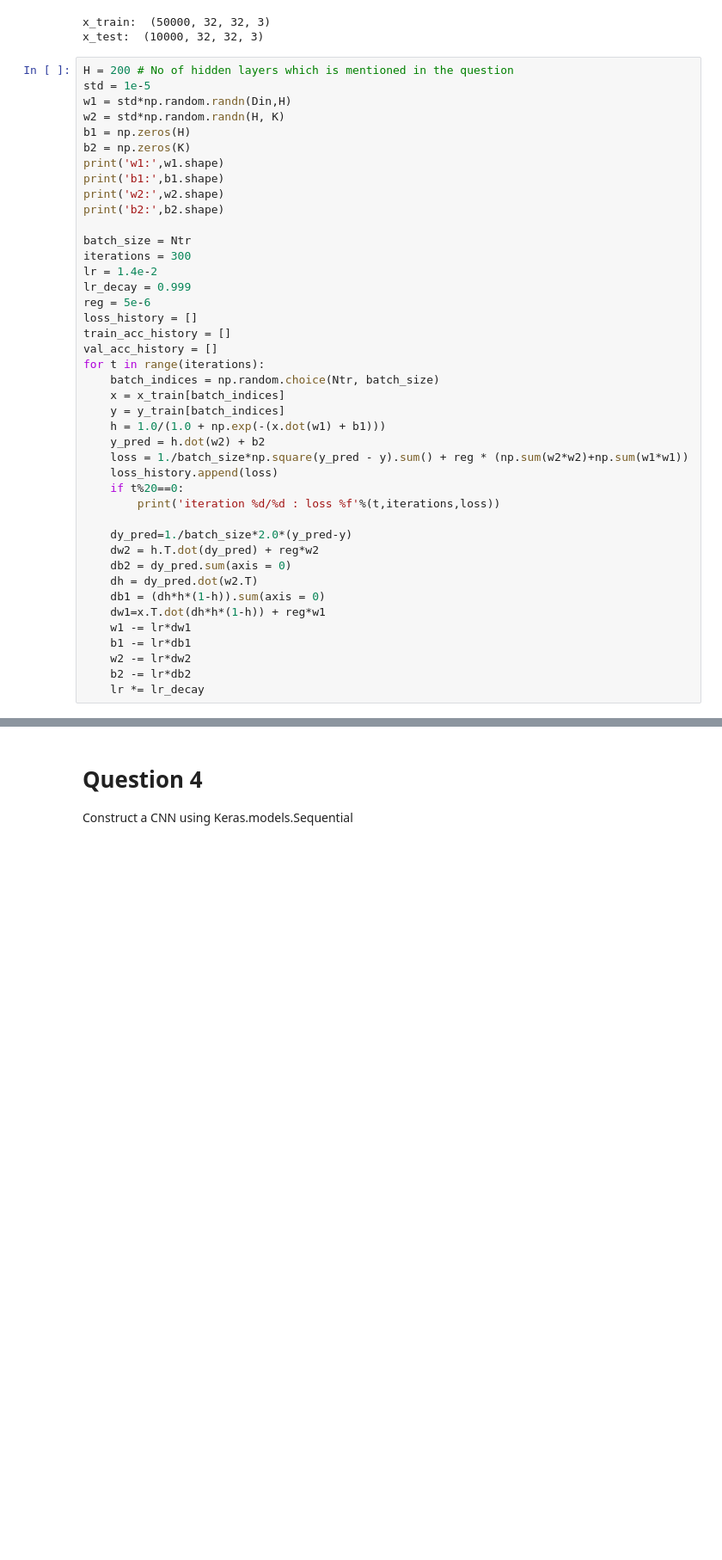
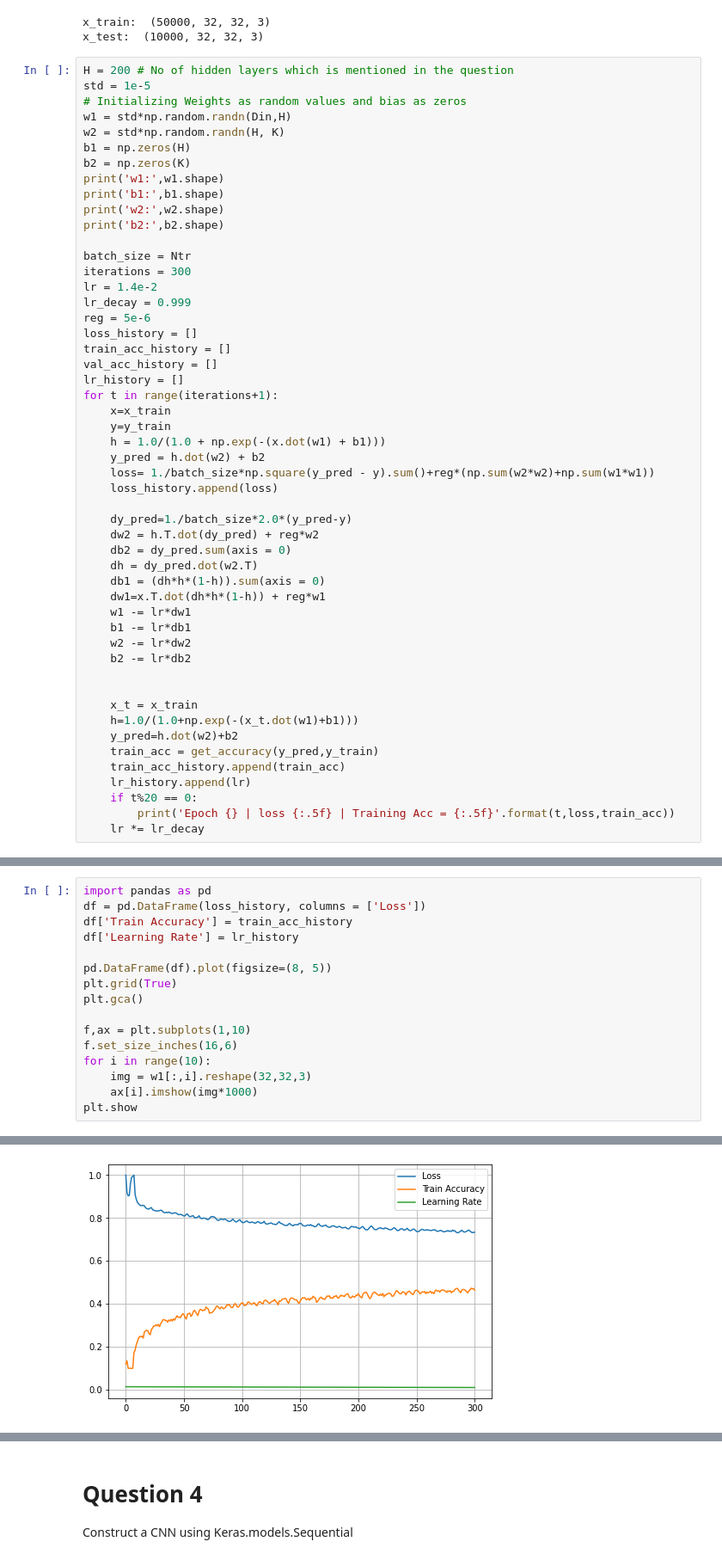
Before and after one commit to Dilagshan/Assignment-04, a Jupyter notebook: Assignment04.ipynb, the cells around one changed output, grey strips where cells are left out. Shown: that part at 86% size. Saved outputs shown, nothing was run; the diff lists cells and outputs as text; blank space fills up the shorter version.

```diff
--- a/Assignment04.ipynb
+++ b/Assignment04.ipynb
@@ -150,6 +183,7 @@ x_test:  (10000, 32, 32, 3)
 # %%
 H = 200 # No of hidden layers which is mentioned in the question
 std = 1e-5
+# Initializing Weights as random values and bias as zeros
 w1 = std*np.random.randn(Din,H)
 w2 = std*np.random.randn(H, K)
 b1 = np.zeros(H)
@@ -167,16 +201,14 @@ reg = 5e-6
 loss_history = []
 train_acc_history = []
 val_acc_history = []
-for t in range(iterations):
-    batch_indices = np.random.choice(Ntr, batch_size)
-    x = x_train[batch_indices]
-    y = y_train[batch_indices]
+lr_history = []
+for t in range(iterations+1):
+    x=x_train
+    y=y_train
     h = 1.0/(1.0 + np.exp(-(x.dot(w1) + b1)))
     y_pred = h.dot(w2) + b2
-    loss = 1./batch_size*np.square(y_pred - y).sum() + reg * (np.sum(w2*w2)+np.sum(w1*w1))
+    loss= 1./batch_size*np.square(y_pred - y).sum()+reg*(np.sum(w2*w2)+np.sum(w1*w1))
     loss_history.append(loss)
-    if t%20==0:
-        print('iteration %d/%d : loss %f'%(t,iterations,loss))
 
     dy_pred=1./batch_size*2.0*(y_pred-y)
     dw2 = h.T.dot(dy_pred) + reg*w2
@@ -188,6 +220,16 @@ for t in range(iterations):
     b1 -= lr*db1
     w2 -= lr*dw2
     b2 -= lr*db2
+
+
+    x_t = x_train
+    h=1.0/(1.0+np.exp(-(x_t.dot(w1)+b1)))
+    y_pred=h.dot(w2)+b2
+    train_acc = get_accuracy(y_pred,y_train)
+    train_acc_history.append(train_acc)
+    lr_history.append(lr)
+    if t%20 == 0:
+        print('Epoch {} | loss {:.5f} | Training Acc = {:.5f}'.format(t,loss,train_acc))
     lr *= lr_decay
 # %% [output]
 w1: (3072, 200)
@@ -211,0 +255,17 @@ iteration 280/300 : loss 0.900006
+# %%
+import pandas as pd
+df = pd.DataFrame(loss_history, columns = ['Loss'])
+df['Train Accuracy'] = train_acc_history
+df['Learning Rate'] = lr_history
+
+pd.DataFrame(df).plot(figsize=(8, 5))
+plt.grid(True)
+plt.gca()
+
+f,ax = plt.subplots(1,10)
+f.set_size_inches(16,6)
+for i in range(10):
+    img = w1[:,i].reshape(32,32,3)
+    ax[i].imshow(img*1000)
+plt.show
+# %% [output]
@@ -211,0 +283 @@ iteration 280/300 : loss 0.900006
+[figure, added]
```
Also changed, not shown: parts of 25 cells of this notebook.
